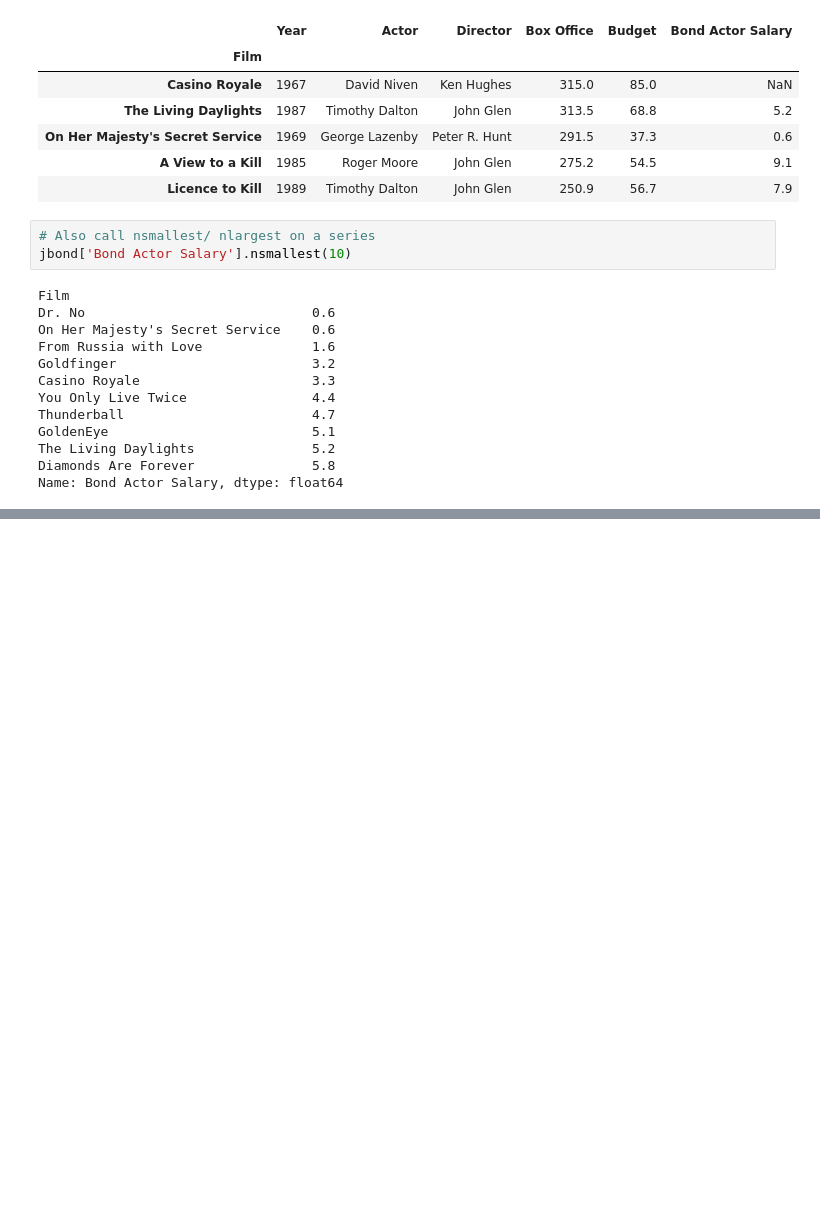
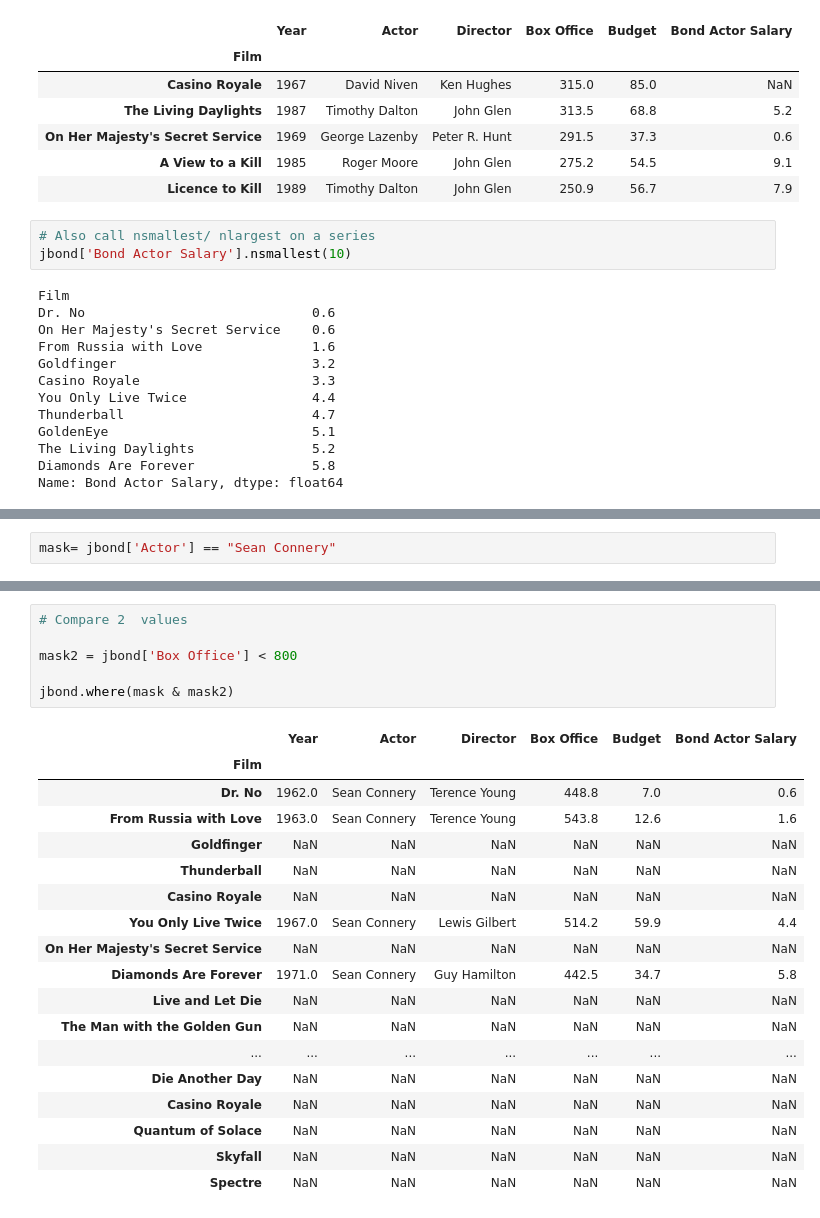
Before and after one commit to alexkwashie/_pandas, a Jupyter notebook: Panda2/Data Frames 3 .ipynb, the cells around one changed output, grey strips where cells are left out. Cells and saved outputs as stored; diff of their text form; blank space fills up the shorter version.

Commit message:
Filtering with .where( ) Method

```diff
--- a/Panda2/Data Frames 3 .ipynb
+++ b/Panda2/Data Frames 3 .ipynb
@@ -481,0 +494,2 @@ Name: Bond Actor Salary, dtype: float64
+# %%
+mask= jbond['Actor'] == "Sean Connery"
@@ -481,0 +524,25 @@ Name: Bond Actor Salary, dtype: float64
+# %%
+# Compare 2  values
+
+mask2 = jbond['Box Office'] < 800
+
+jbond.where(mask & mask2)
+# %% [output]
+|  | Year | Actor | Director | Box Office | Budget | Bond Actor Salary |
+| Film |  |  |  |  |  |  |
+| Dr. No | 1962.0 | Sean Connery | Terence Young | 448.8 | 7.0 | 0.6 |
+| From Russia with Love | 1963.0 | Sean Connery | Terence Young | 543.8 | 12.6 | 1.6 |
+| Goldfinger | NaN | NaN | NaN | NaN | NaN | NaN |
+| Thunderball | NaN | NaN | NaN | NaN | NaN | NaN |
+| Casino Royale | NaN | NaN | NaN | NaN | NaN | NaN |
+| You Only Live Twice | 1967.0 | Sean Connery | Lewis Gilbert | 514.2 | 59.9 | 4.4 |
+| On Her Majesty's Secret Service | NaN | NaN | NaN | NaN | NaN | NaN |
+| Diamonds Are Forever | 1971.0 | Sean Connery | Guy Hamilton | 442.5 | 34.7 | 5.8 |
+| Live and Let Die | NaN | NaN | NaN | NaN | NaN | NaN |
+| The Man with the Golden Gun | NaN | NaN | NaN | NaN | NaN | NaN |
+| ... | ... | ... | ... | ... | ... | ... |
+| Die Another Day | NaN | NaN | NaN | NaN | NaN | NaN |
+| Casino Royale | NaN | NaN | NaN | NaN | NaN | NaN |
+| Quantum of Solace | NaN | NaN | NaN | NaN | NaN | NaN |
+| Skyfall | NaN | NaN | NaN | NaN | NaN | NaN |
+| Spectre | NaN | NaN | NaN | NaN | NaN | NaN |
```
Also changed, not shown: parts of 4 cells of this notebook.
